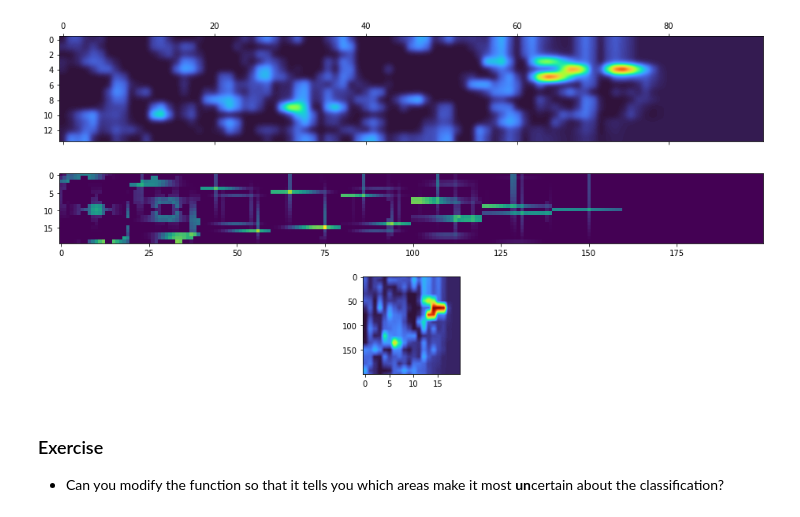
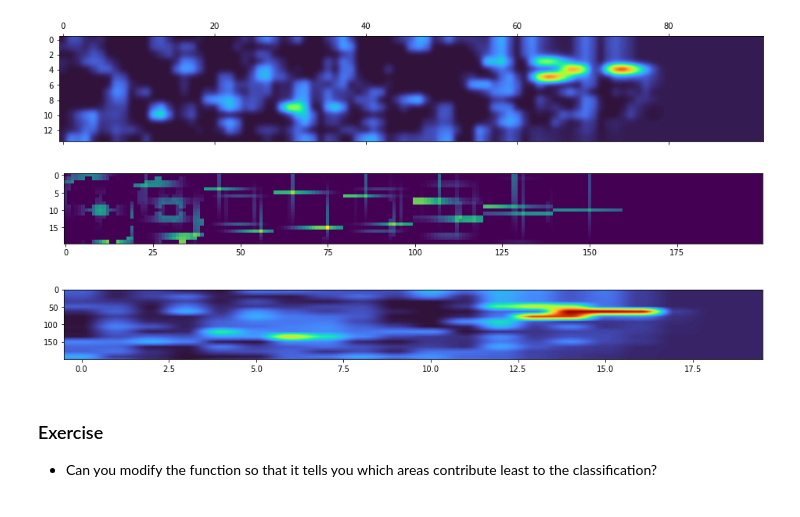
Before and after one commit to stfc-sciml/sciml-workshop, a Jupyter notebook: course_2.0_with_solutions/09_debugging_exploring_exercise.ipynb, the cells around one changed output. Drawn from its saved outputs; the diff is of its cells as text; code cells hidden in the pictures.

```diff
--- a/course_2.0_with_solutions/09_debugging_exploring_exercise.ipynb
+++ b/course_2.0_with_solutions/09_debugging_exploring_exercise.ipynb
@@ -217,12 +217,12 @@ plt.show()
 # %%
 heatmap = resize(heatmap, (spectrum.shape[1], spectrum.shape[0]))
 fig, ax = plt.subplots(2, figsize=(16, 5))
 ax[0].imshow(spectrum)
 ax[1].imshow(heatmap, cmap=turbo_cmap)
-ax[1].set_aspect(.1)
+ax[1].set_aspect(.01)
 # %% [output]
-[figure, old version]
+[figure, new version]
 # %% [markdown]
 ### Exercise
 
-* Can you modify the function so that it tells you which areas make it most **un**certain about the classification?
+* Can you modify the function so that it tells you which areas contribute least to the classification?
```
Also changed, not shown: 23 other files.
